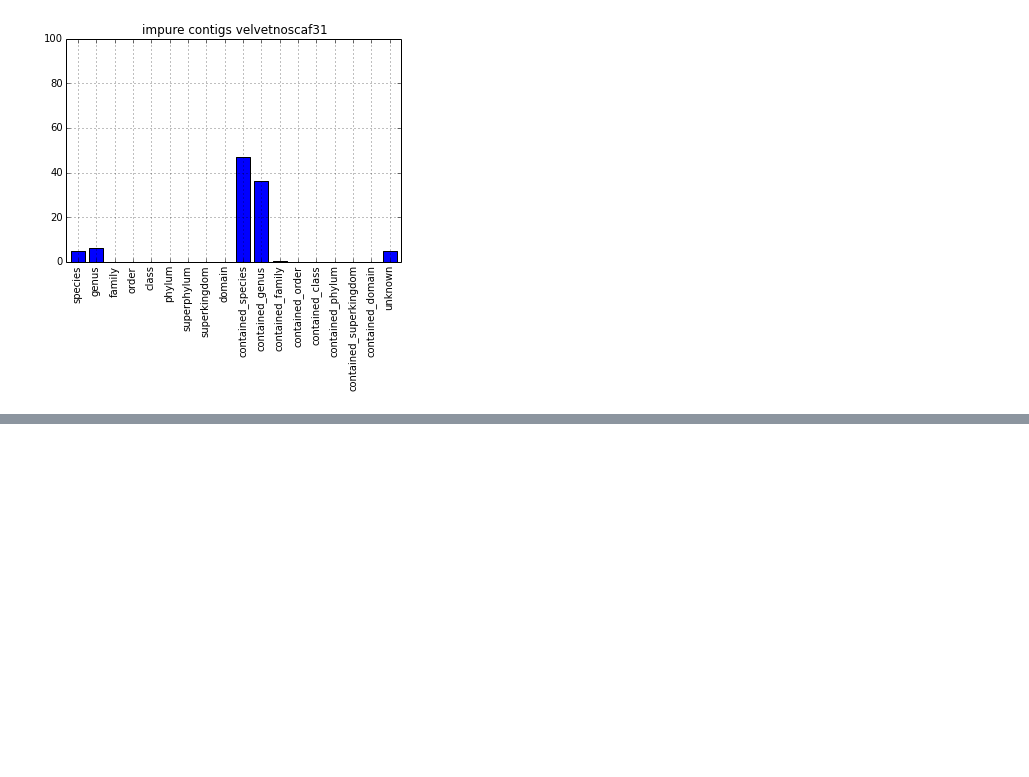
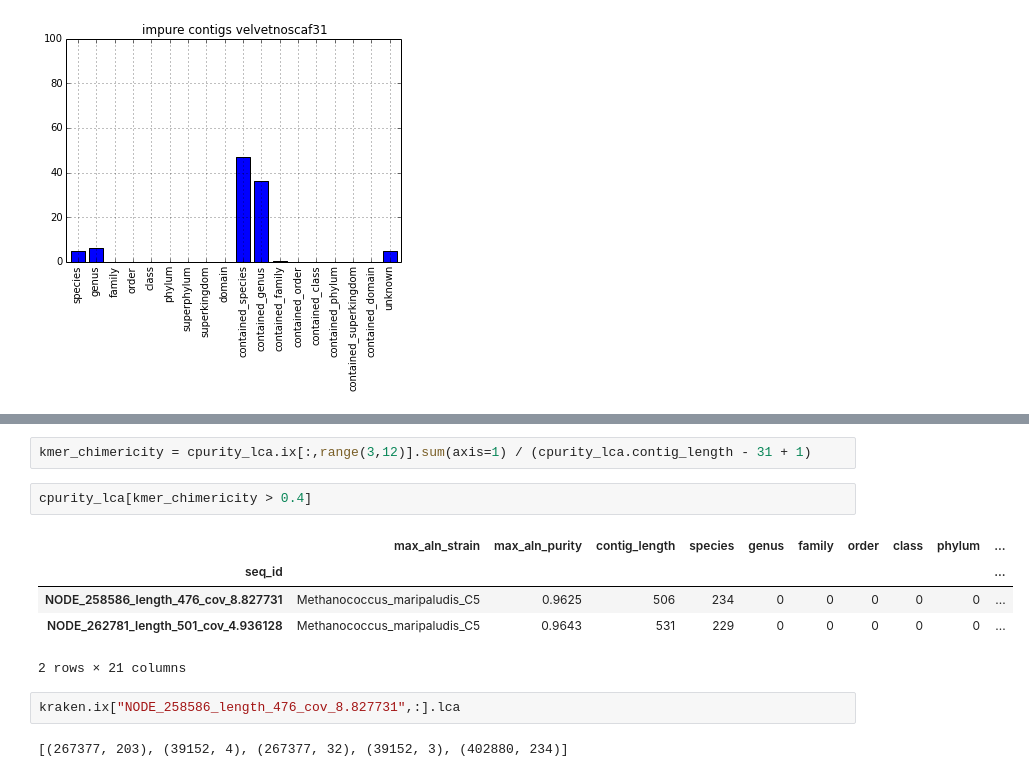
Before and after one commit to inodb/masmvali-publication, a Jupyter notebook: notebooks/kraken.ipynb, the cells around one changed output, grey strips where cells are left out. Cells and saved outputs as stored; diff of their text form; blank space fills up the shorter version.

```diff
--- a/notebooks/kraken.ipynb
+++ b/notebooks/kraken.ipynb
@@ -423,0 +578,14 @@ For the impure ones the pattern is similar.
+# %%
+kmer_chimericity = cpurity_lca.ix[:,range(3,12)].sum(axis=1) / (cpurity_lca.contig_length - 31 + 1)
+# %%
+cpurity_lca[kmer_chimericity > 0.4]
+# %% [output]
+|  | max_aln_strain | max_aln_purity | contig_length | species | genus | family | order | class | phylum | ... |
+| seq_id |  |  |  |  |  |  |  |  |  | ... |
+| NODE_258586_length_476_cov_8.827731 | Methanococcus_maripaludis_C5 | 0.9625 | 506 | 234 | 0 | 0 | 0 | 0 | 0 | ... |
+| NODE_262781_length_501_cov_4.936128 | Methanococcus_maripaludis_C5 | 0.9643 | 531 | 229 | 0 | 0 | 0 | 0 | 0 | ... |
+2 rows × 21 columns
+# %%
+kraken.ix["NODE_258586_length_476_cov_8.827731",:].lca
+# %% [output]
+[(267377, 203), (39152, 4), (267377, 32), (39152, 3), (402880, 234)]
```
Also changed, not shown: parts of 45 cells of this notebook.
